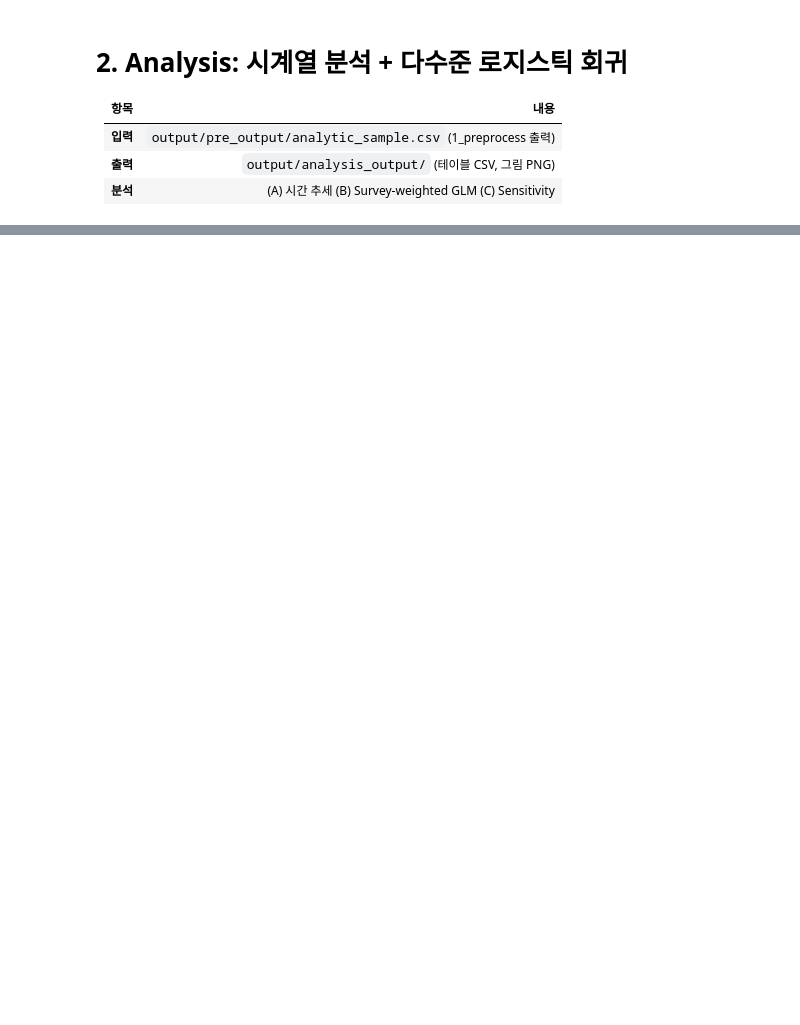
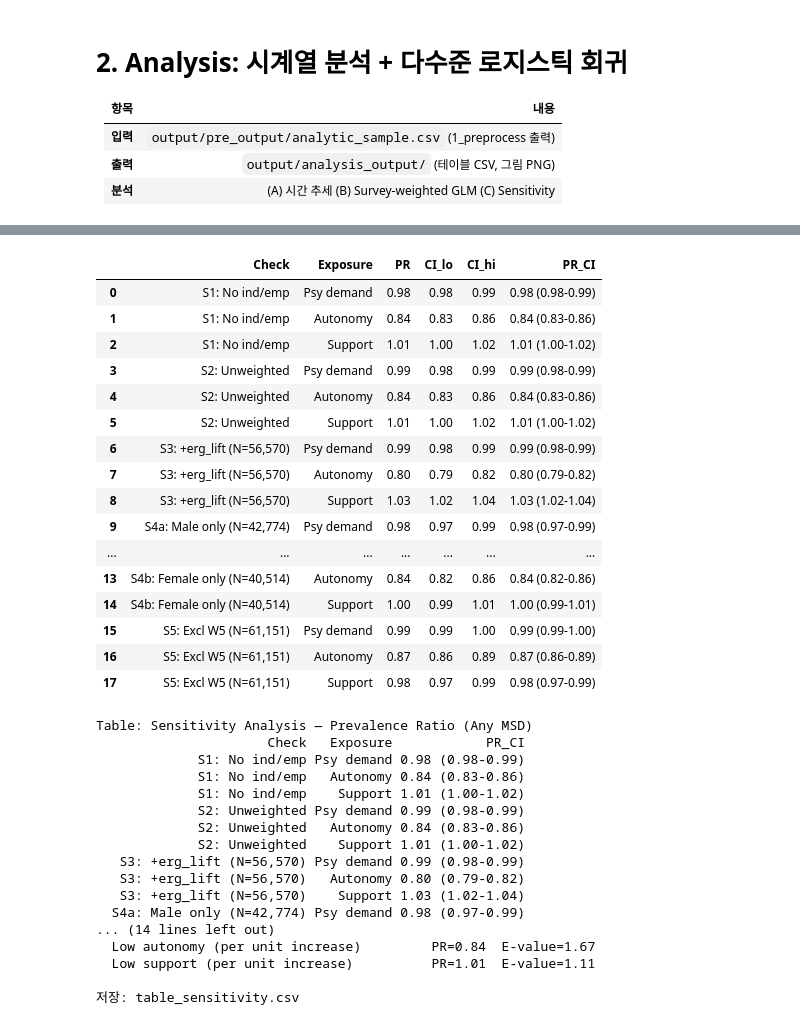
Before and after one commit to y3korea/kwcs-msd-psychosocial, a Jupyter notebook: notebooks/2_analysis.ipynb, the cells around one changed output, grey strips where cells are left out. Cells and saved outputs as stored; diff of their text form; code cells hidden in the pictures; blank space fills up the shorter version.

```diff
--- a/notebooks/2_analysis.ipynb
+++ b/notebooks/2_analysis.ipynb
@@ -429,30 +678,66 @@ f_s5 = f'{base_formula} + {full_controls}'
 ms5 = fit_poisson(f_s5, dfa_s5)
 for var,label,d in vars_info:
     PR,lo,hi = extract_pr(ms5, var, d)
     sens_results.append({'Check':f'S5: Excl W5 (N={len(dfa_s5):,})','Exposure':label,'PR':PR,'CI_lo':lo,'CI_hi':hi})
 
 df_sens = pd.DataFrame(sens_results)
 df_sens['PR_CI'] = df_sens.apply(lambda r: f"{r['PR']:.2f} ({r['CI_lo']:.2f}-{r['CI_hi']:.2f})", axis=1)
 df_sens.to_csv(os.path.join(OUT_DIR, 'table_sensitivity.csv'), index=False)
+display(df_sens)
 
 print('Table: Sensitivity Analysis — Prevalence Ratio (Any MSD)')
 print(df_sens[['Check','Exposure','PR_CI']].to_string(index=False))
 
 # ── E-value (VanderWeele & Ding, 2017) ──
 def e_value(pr):
     if pr >= 1:
         return round(pr + np.sqrt(pr * (pr - 1)), 2)
     else:
         pr_inv = 1 / pr
         return round(pr_inv + np.sqrt(pr_inv * (pr_inv - 1)), 2)
 
 print('\n' + '='*50)
 print('E-values (VanderWeele & Ding, 2017)')
 print('='*50)
 print('미측정 교란이 관찰된 연관을 완전히 설명하려면 필요한 최소 RR')
 primary = df_results[(df_results['Model']=='A (Continuous)') & (df_results['Outcome']=='Any MSD')]
 for _, row in primary.iterrows():
     ev = e_value(row['PR'])
     print(f"  {row['Exposure']:40s} PR={row['PR']:.2f}  E-value={ev}")
 
 print(f'\n저장: table_sensitivity.csv')
+# %% [output]
+|  | Check | Exposure | PR | CI_lo | CI_hi | PR_CI |
+| 0 | S1: No ind/emp | Psy demand | 0.98 | 0.98 | 0.99 | 0.98 (0.98-0.99) |
+| 1 | S1: No ind/emp | Autonomy | 0.84 | 0.83 | 0.86 | 0.84 (0.83-0.86) |
+| 2 | S1: No ind/emp | Support | 1.01 | 1.00 | 1.02 | 1.01 (1.00-1.02) |
+| 3 | S2: Unweighted | Psy demand | 0.99 | 0.98 | 0.99 | 0.99 (0.98-0.99) |
+| 4 | S2: Unweighted | Autonomy | 0.84 | 0.83 | 0.86 | 0.84 (0.83-0.86) |
+| 5 | S2: Unweighted | Support | 1.01 | 1.00 | 1.02 | 1.01 (1.00-1.02) |
+| 6 | S3: +erg_lift (N=56,570) | Psy demand | 0.99 | 0.98 | 0.99 | 0.99 (0.98-0.99) |
+| 7 | S3: +erg_lift (N=56,570) | Autonomy | 0.80 | 0.79 | 0.82 | 0.80 (0.79-0.82) |
+| 8 | S3: +erg_lift (N=56,570) | Support | 1.03 | 1.02 | 1.04 | 1.03 (1.02-1.04) |
+| 9 | S4a: Male only (N=42,774) | Psy demand | 0.98 | 0.97 | 0.99 | 0.98 (0.97-0.99) |
+| ... | ... | ... | ... | ... | ... | ... |
+| 13 | S4b: Female only (N=40,514) | Autonomy | 0.84 | 0.82 | 0.86 | 0.84 (0.82-0.86) |
+| 14 | S4b: Female only (N=40,514) | Support | 1.00 | 0.99 | 1.01 | 1.00 (0.99-1.01) |
+| 15 | S5: Excl W5 (N=61,151) | Psy demand | 0.99 | 0.99 | 1.00 | 0.99 (0.99-1.00) |
+| 16 | S5: Excl W5 (N=61,151) | Autonomy | 0.87 | 0.86 | 0.89 | 0.87 (0.86-0.89) |
+| 17 | S5: Excl W5 (N=61,151) | Support | 0.98 | 0.97 | 0.99 | 0.98 (0.97-0.99) |
+Table: Sensitivity Analysis — Prevalence Ratio (Any MSD)
+                      Check   Exposure            PR_CI
+             S1: No ind/emp Psy demand 0.98 (0.98-0.99)
+             S1: No ind/emp   Autonomy 0.84 (0.83-0.86)
+             S1: No ind/emp    Support 1.01 (1.00-1.02)
+             S2: Unweighted Psy demand 0.99 (0.98-0.99)
+             S2: Unweighted   Autonomy 0.84 (0.83-0.86)
+             S2: Unweighted    Support 1.01 (1.00-1.02)
+   S3: +erg_lift (N=56,570) Psy demand 0.99 (0.98-0.99)
+   S3: +erg_lift (N=56,570)   Autonomy 0.80 (0.79-0.82)
+   S3: +erg_lift (N=56,570)    Support 1.03 (1.02-1.04)
+  S4a: Male only (N=42,774) Psy demand 0.98 (0.97-0.99)
+... (14 lines left out)
+  Low autonomy (per unit increase)         PR=0.84  E-value=1.67
+  Low support (per unit increase)          PR=1.01  E-value=1.11
+
+저장: table_sensitivity.csv
```
Also changed, not shown: parts of 13 cells of this notebook, 4 other files.
